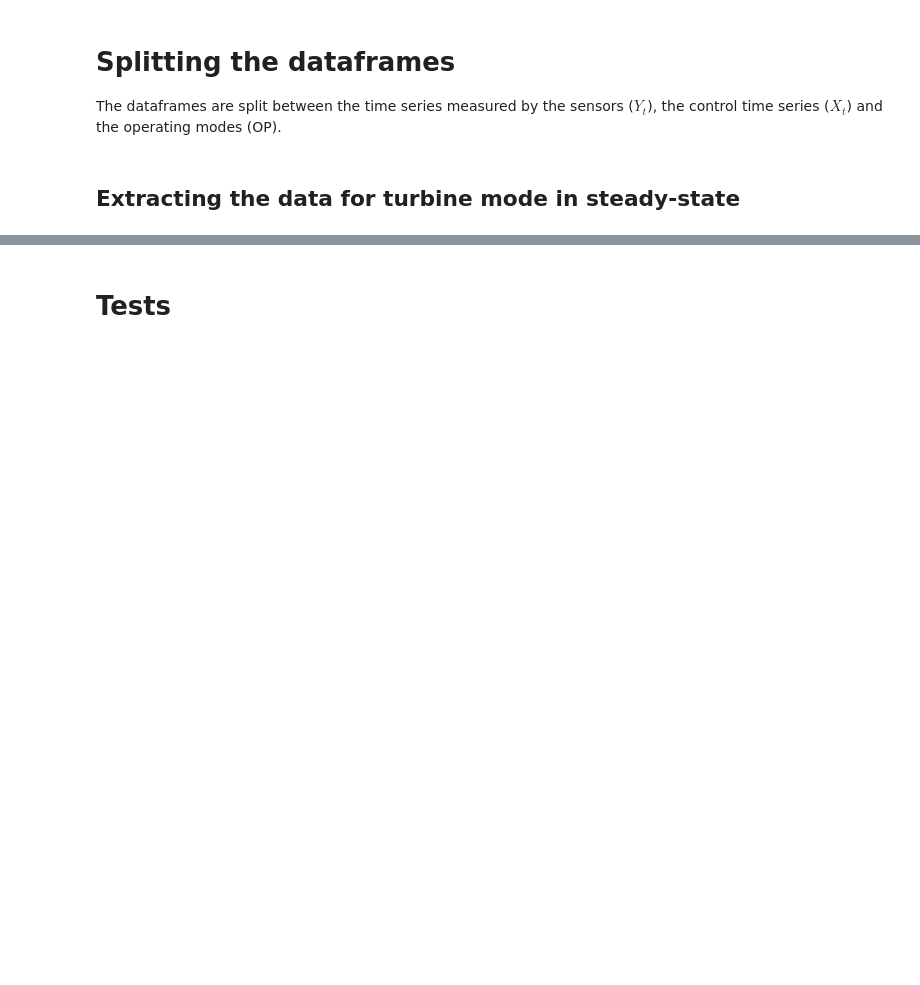
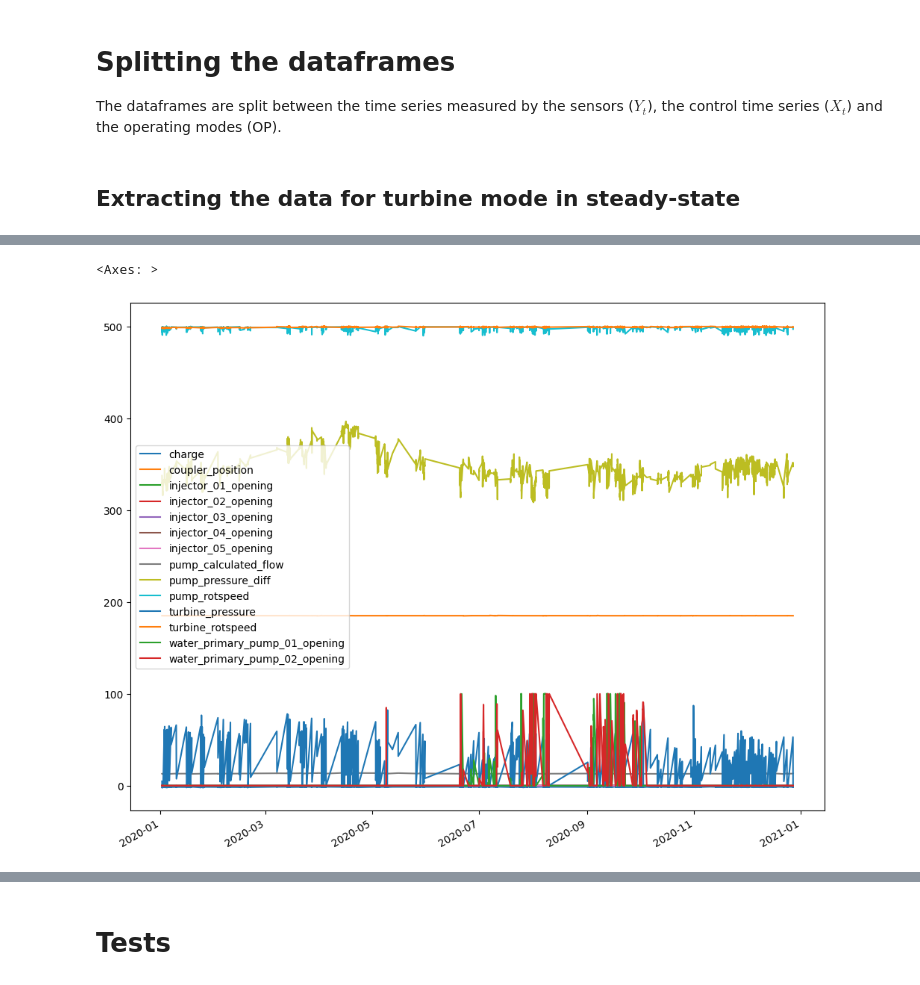
Before and after one commit to JiashengWan/MLPM, a Jupyter notebook: VARX_synthetic.ipynb, the cells around one changed output, grey strips where cells are left out. Drawn from its saved outputs; the diff is of its cells as text; code cells hidden in the pictures; blank space fills up the shorter version.

```diff
--- a/VARX_synthetic.ipynb
+++ b/VARX_synthetic.ipynb
@@ -162,5 +164,14 @@ operating_conditions_turbine_steady_state = {"dyn_only_on" : False,
                                             "turbine_mode" : True,
                                             "equilibrium_turbine_mode" : True}
 
+
 index_turbine_steady_state = get_indexes_operating_mode(operating_modes_df,
                                                         operating_conditions_turbine_steady_state)
+
+
+operating_conditions_pump_steady_state = {"dyn_only_on" : False,
+                                            "pump_mode" : True,
+                                            "equilibrium_pump_mode" : True}
+
+index_pump_steady_state = get_indexes_operating_mode(operating_modes_df,
+                                                        operating_conditions_pump_steady_state)
@@ -170,0 +207,5 @@ control_df.loc[index_turbine_steady_state][::50].plot(figsize=(12,10))
+# %%
+control_df_pump_steady_state[::50].plot(figsize=(12,10))
+# %% [output]
+<Axes: >
+[figure, added]
```
Also changed, not shown: parts of 53 cells of this notebook, 2 other files.
